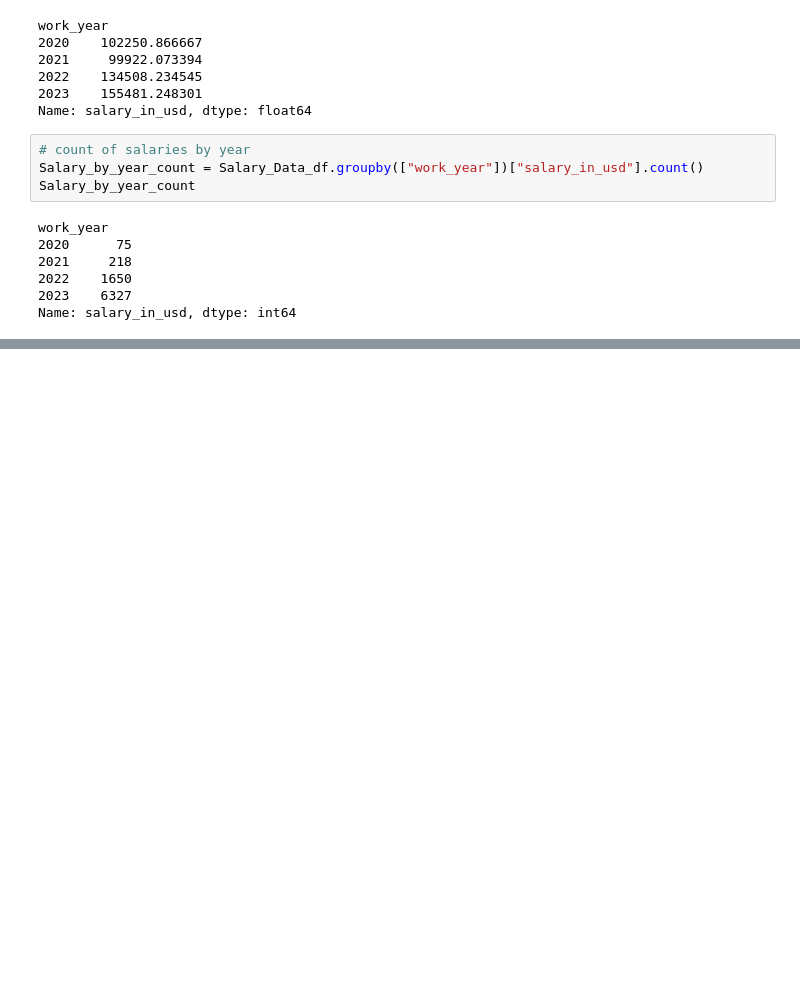
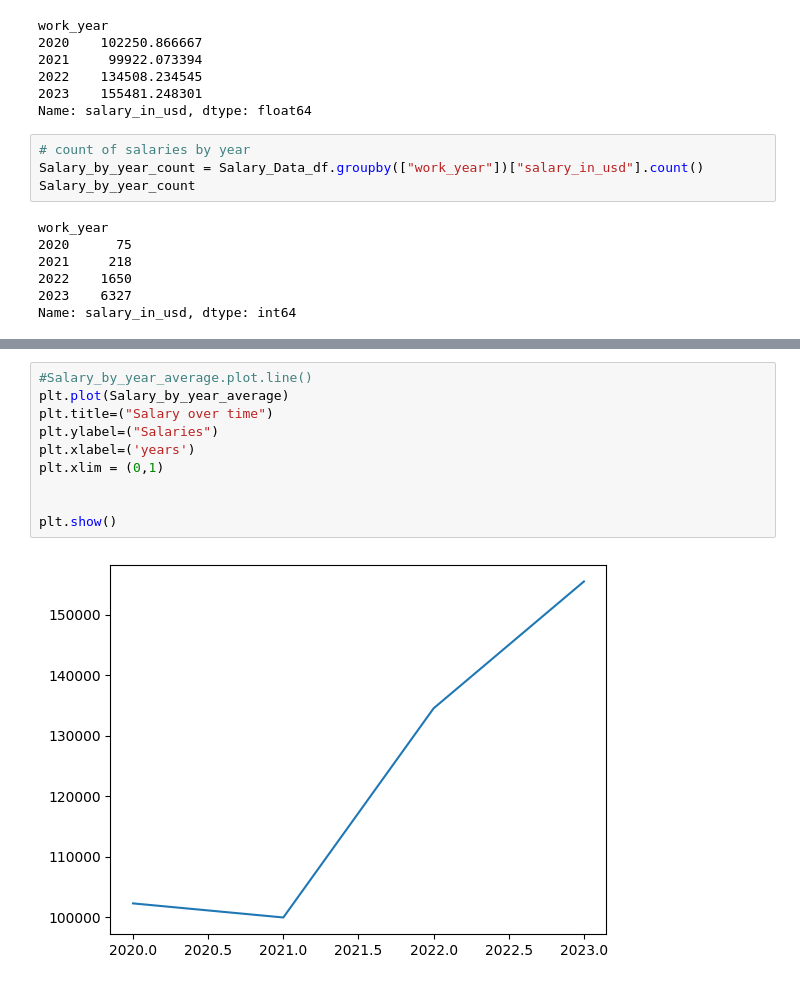
Before and after one commit to thundich/Project-1, a Jupyter notebook: Salaryexperiencefile.ipynb, the cells around one changed output, grey strips where cells are left out. Cells and saved outputs as stored; diff of their text form; blank space fills up the shorter version.

Commit message:
added line graph and salary by Experience

```diff
--- a/Salaryexperiencefile.ipynb
+++ b/Salaryexperiencefile.ipynb
@@ -54,3 +54,15 @@ Table_for_plot
 | 2021 | 99922.073394 | 218 |
 | 2022 | 134508.234545 | 1650 |
 | 2023 | 155481.248301 | 6327 |
+# %%
+#Salary_by_year_average.plot.line()
+plt.plot(Salary_by_year_average)
+plt.title=("Salary over time")
+plt.ylabel=("Salaries")
+plt.xlabel=('years')
+plt.xlim = (0,1)
+
+
+plt.show()
+# %% [output]
+[figure, added]
```
Also changed, not shown: parts of 2 cells of this notebook.
